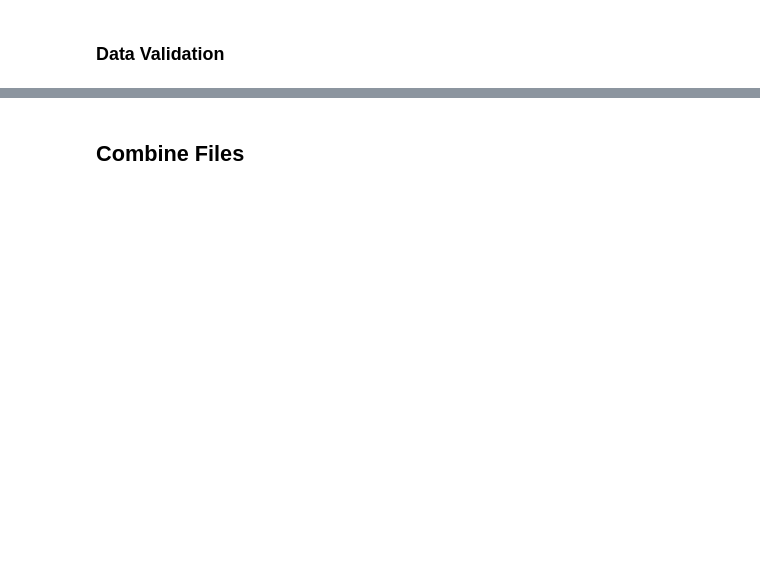
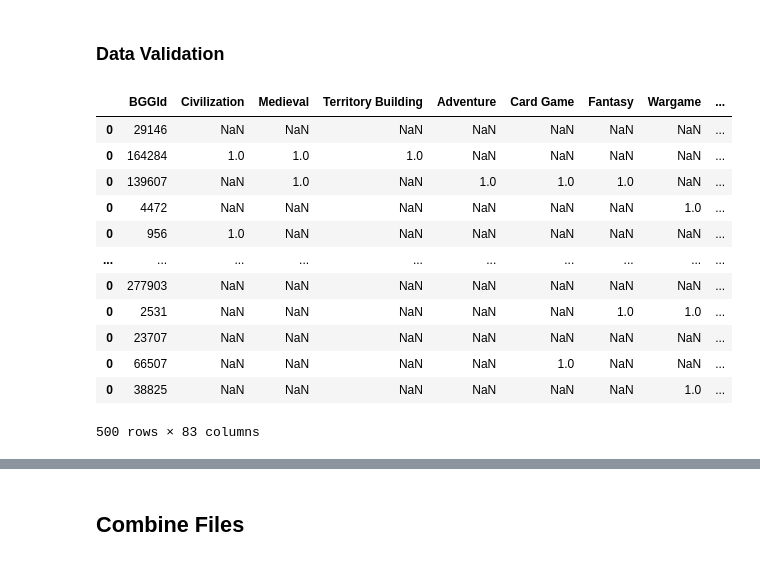
Before and after one commit to threnjen/boardgamegeek, a Jupyter notebook: BGG01_Data_Pull.ipynb, the cells around one changed output, grey strips where cells are left out. Saved outputs shown, nothing was run; the diff lists cells and outputs as text; code cells hidden in the pictures; blank space fills up the shorter version.

```diff
--- a/BGG01_Data_Pull.ipynb
+++ b/BGG01_Data_Pull.ipynb
@@ -545,5 +546,19 @@ mechanics1 = pd.read_pickle('data_dirty/pulled_games_processed/mechanics31.pkl')
 artists1 = pd.read_pickle('data_dirty/pulled_games_processed/artists31.pkl')
 publishers1 = pd.read_pickle('data_dirty/pulled_games_processed/publishers31.pkl')
 # %%
-subcategories1
+subcategories1.head()
+# %% [output]
+|  | BGGId | Civilization | Medieval | Territory Building | Adventure | Card Game | Fantasy | Wargame | ... |
+| 0 | 29146 | NaN | NaN | NaN | NaN | NaN | NaN | NaN | ... |
+| 0 | 164284 | 1.0 | 1.0 | 1.0 | NaN | NaN | NaN | NaN | ... |
+| 0 | 139607 | NaN | 1.0 | NaN | 1.0 | 1.0 | 1.0 | NaN | ... |
+| 0 | 4472 | NaN | NaN | NaN | NaN | NaN | NaN | 1.0 | ... |
+| 0 | 956 | 1.0 | NaN | NaN | NaN | NaN | NaN | NaN | ... |
+| ... | ... | ... | ... | ... | ... | ... | ... | ... | ... |
+| 0 | 277903 | NaN | NaN | NaN | NaN | NaN | NaN | NaN | ... |
+| 0 | 2531 | NaN | NaN | NaN | NaN | NaN | 1.0 | 1.0 | ... |
+| 0 | 23707 | NaN | NaN | NaN | NaN | NaN | NaN | NaN | ... |
+| 0 | 66507 | NaN | NaN | NaN | NaN | 1.0 | NaN | NaN | ... |
+| 0 | 38825 | NaN | NaN | NaN | NaN | NaN | NaN | 1.0 | ... |
+500 rows × 83 columns
 # %%
```
Also changed, not shown: parts of 14 cells of this notebook, 2 other files.
